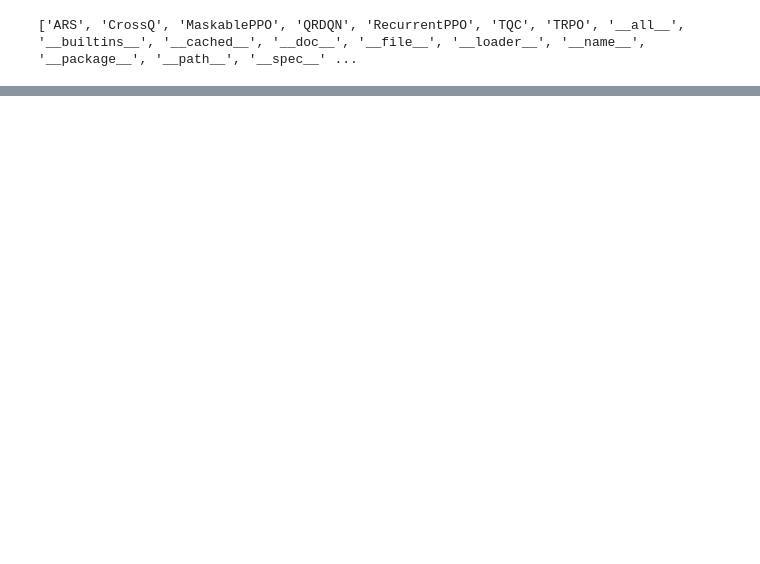
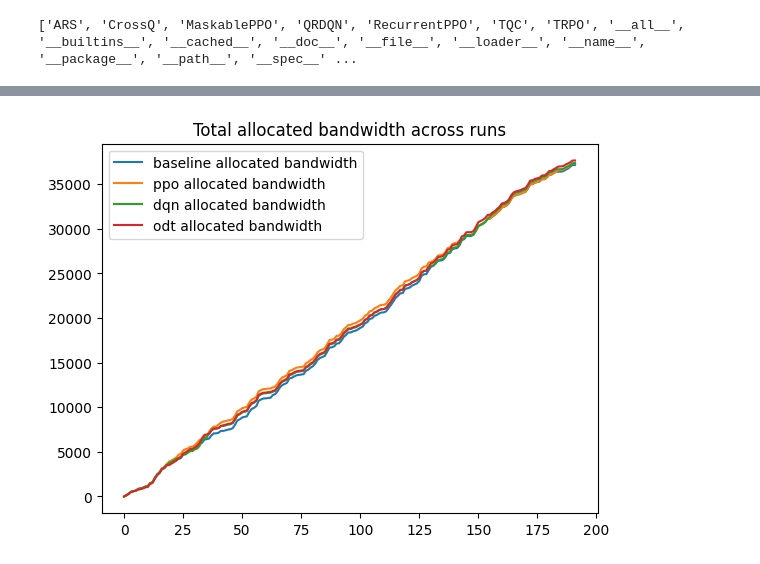
Before and after one commit to HindMukhtar/DLRL2025, a Jupyter notebook: testscript.ipynb, the cells around one changed output, grey strips where cells are left out. Drawn from its saved outputs; the diff is of its cells as text; code cells hidden in the pictures; blank space fills up the shorter version.

```diff
--- a/testscript.ipynb
+++ b/testscript.ipynb
@@ -47,11 +73,13 @@ plt.show()
 # %%
-plt.plot(obs_base_list[:, 7], label = 'baseline allocated bandwidth')
-plt.plot(obs_ppo_list[:, 7], label = 'ppo allocated bandwidth')
-plt.plot(obs_dqn_list[:, 7], label = 'dqn allocated bandwidth')
-plt.plot(obs_odt_list[:, 7], label = 'odt allocated bandwidth')
+plt.plot(obs_base_list[:, 5], label = 'baseline allocated bandwidth')
+plt.plot(obs_ppo_list[:, 5], label = 'ppo allocated bandwidth')
+plt.plot(obs_dqn_list[:, 5], label = 'dqn allocated bandwidth')
+plt.plot(obs_odt_list[:, 5], label = 'odt allocated bandwidth')
 plt.legend()
 plt.title('Total allocated bandwidth across runs')
 plt.show()
+# %% [output]
+[figure, added]
 # %%
 # Get average allocation to demand across runs
 avg_allocated_to_demand_base = []
```
Also changed, not shown: parts of 7 cells of this notebook, 16 other files.
